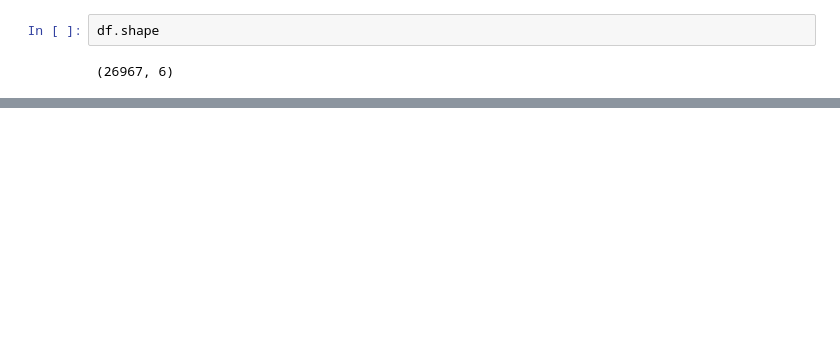
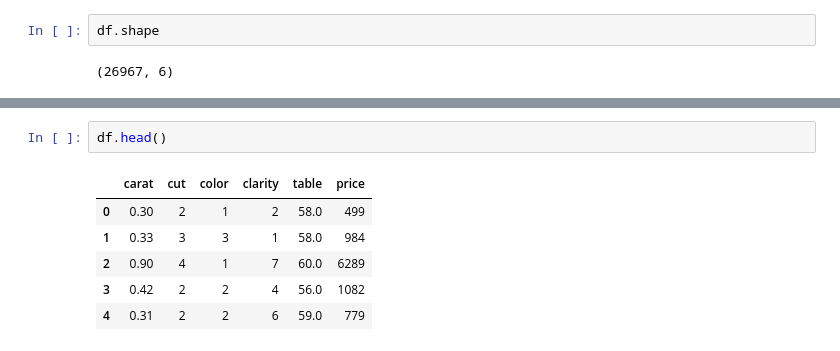
Before and after one commit to bhuvi123456/GemStone-Project, a Jupyter notebook: notebooks/Data/EDA.ipynb, the cells around one changed output, grey strips where cells are left out. Saved outputs shown, nothing was run; the diff lists cells and outputs as text; blank space fills up the shorter version.

```diff
--- a/notebooks/Data/EDA.ipynb
+++ b/notebooks/Data/EDA.ipynb
@@ -322,0 +333,9 @@ df.shape
+# %%
+df.head()
+# %% [output]
+|  | carat | cut | color | clarity | table | price |
+| 0 | 0.30 | 2 | 1 | 2 | 58.0 | 499 |
+| 1 | 0.33 | 3 | 3 | 1 | 58.0 | 984 |
+| 2 | 0.90 | 4 | 1 | 7 | 60.0 | 6289 |
+| 3 | 0.42 | 2 | 2 | 4 | 56.0 | 1082 |
+| 4 | 0.31 | 2 | 2 | 6 | 59.0 | 779 |
```
Also changed, not shown: parts of 19 cells of this notebook, 5 other files.
